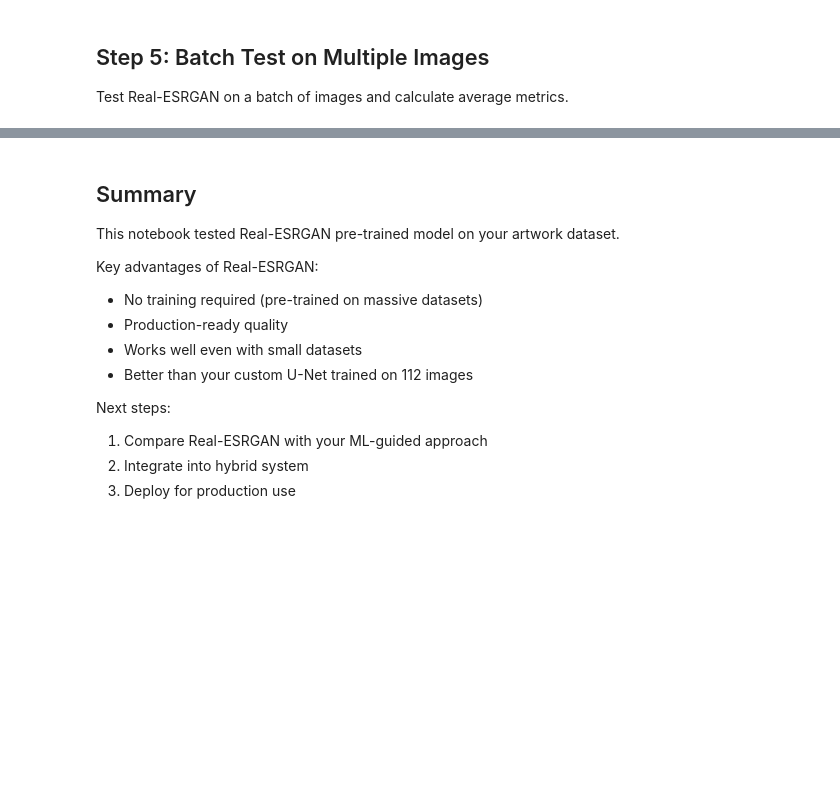
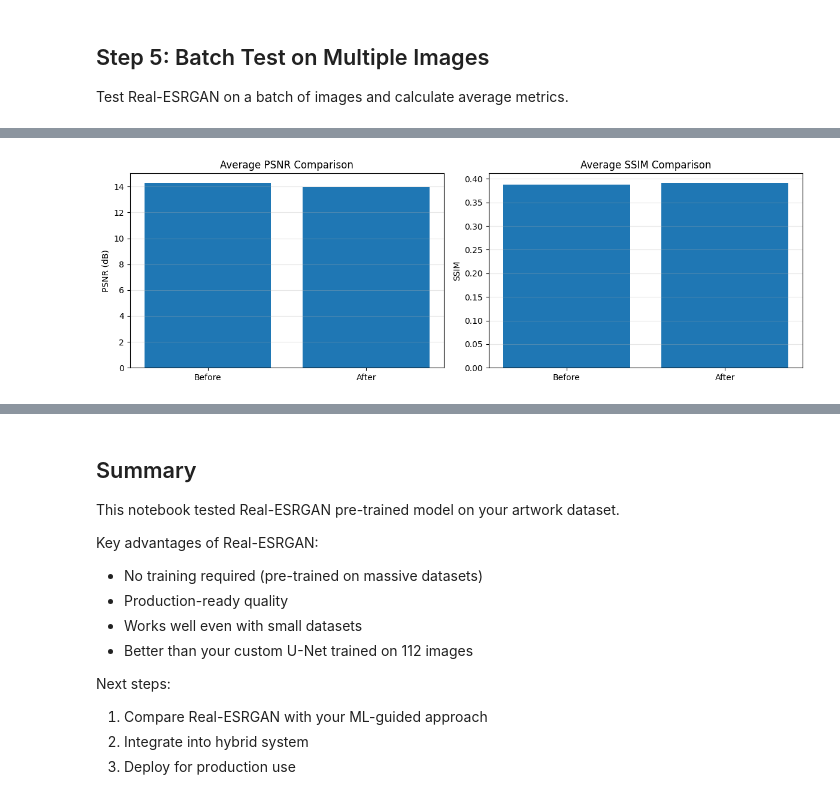
Before and after one commit to devraj-1234/ArtiFact, a Jupyter notebook: notebooks/8_test_realesrgan.ipynb, the cells around one changed output, grey strips where cells are left out. Cells and saved outputs as stored; diff of their text form; code cells hidden in the pictures; blank space fills up the shorter version.

```diff
--- a/notebooks/8_test_realesrgan.ipynb
+++ b/notebooks/8_test_realesrgan.ipynb
@@ -198,7 +253,7 @@ if REALESRGAN_AVAILABLE:
     damaged_dir = '../data/raw/AI_for_Art_Restoration_2/paired_dataset_art/damaged'
     undamaged_dir = '../data/raw/AI_for_Art_Restoration_2/paired_dataset_art/undamaged'
 
-    damaged_files = sorted(glob.glob(os.path.join(damaged_dir, '*.jpg')))[:10]  # Test 10 images
+    damaged_files = sorted(glob.glob(os.path.join(damaged_dir, '*.jpg')))[:10]
 
     results = []
 
@@ -209,20 +264,37 @@ if REALESRGAN_AVAILABLE:
         if not os.path.exists(undamaged_path):
             continue
 
+        # --- Load images ---
         damaged = cv2.imread(damaged_path)
         undamaged = cv2.imread(undamaged_path)
+
+        if damaged is None or undamaged is None:
+            print(f"Skipping {filename}, could not read image.")
+            continue
 
         damaged_rgb = cv2.cvtColor(damaged, cv2.COLOR_BGR2RGB)
         undamaged_rgb = cv2.cvtColor(undamaged, cv2.COLOR_BGR2RGB)
 
+        # --- Run Restoration ---
         restored = restorer.restore(damaged, outscale=1.0)
         restored_rgb = cv2.cvtColor(restored, cv2.COLOR_BGR2RGB)
 
-        psnr_before = psnr(undamaged_rgb, damaged_rgb)
-        ssim_before = ssim(undamaged_rgb, damaged_rgb, channel_axis=2)
+        # --- FIX: Resize all images to match Ground Truth for metrics ---
+        gt_h, gt_w, _ = undamaged_rgb.shape
+        gt_size = (gt_w, gt_h) # (width, height) for cv2.resize
 
-        psnr_after = psnr(undamaged_rgb, restored_rgb)
-        ssim_after = ssim(undamaged_rgb, restored_rgb, channel_axis=2)
+        # Resize damaged image
+        damaged_resized = cv2.resize(damaged_rgb, gt_size, interpolation=cv2.INTER_AREA)
+
+        # Resize restored image
+        restored_resized = cv2.resize(restored_rgb, gt_size, interpolation=cv2.INTER_AREA)
+
+        # --- Calculate metrics on aligned images ---
+        psnr_before = psnr(undamaged_rgb, damaged_resized)
+        ssim_before = ssim(undamaged_rgb, damaged_resized, channel_axis=2)
+
+        psnr_after = psnr(undamaged_rgb, restored_resized)
+        ssim_after = ssim(undamaged_rgb, restored_resized, channel_axis=2)
 
         results.append({
             'filename': filename,
@@ -236,41 +308,47 @@ if REALESRGAN_AVAILABLE:
 
         print(f"Processed: {filename}")
 
+    # --- The rest of your pandas/plotting code is correct ---
     import pandas as pd
     df = pd.DataFrame(results)
 
     print("\n" + "="*70)
     print("Average Results Across Test Set:")
     print("="*70)
-    print(f"\nBefore Restoration:")
-    print(f"  Average PSNR: {df['psnr_before'].mean():.2f} dB")
-    print(f"  Average SSIM: {df['ssim_before'].mean():.3f}")
 
-    print(f"\nAfter Real-ESRGAN:")
-    print(f"  Average PSNR: {df['psnr_after'].mean():.2f} dB")
-    print(f"  Average SSIM: {df['ssim_after'].mean():.3f}")
+    if df.empty:
+        print("No results to display. Check file paths and extensions.")
+    else:
+        print(f"\nBefore Restoration:")
+        print(f"  Average PSNR: {df['psnr_before'].mean():.2f} dB")
+        print(f"  Average SSIM: {df['ssim_before'].mean():.3f}")
 
-    print(f"\nAverage Improvement:")
-    print(f"  PSNR Gain: +{df['psnr_gain'].mean():.2f} dB")
-    print(f"  SSIM Gain: +{df['ssim_gain'].mean():.3f}")
+        print(f"\nAfter Real-ESRGAN:")
+        print(f"  Average PSNR: {df['psnr_after'].mean():.2f} dB")
+        print(f"  Average SSIM: {df['ssim_after'].mean():.3f}")
 
-    fig, axes = plt.subplots(1, 2, figsize=(12, 4))
+        print(f"\nAverage Improvement:")
+        print(f"  PSNR Gain: +{df['psnr_gain'].mean():.2f} dB")
+        print(f"  SSIM Gain: +{df['ssim_gain'].mean():.3f}")
 
-    axes[0].bar(['Before', 'After'], [df['psnr_before'].mean(), df['psnr_after'].mean()])
-    axes[0].set_ylabel('PSNR (dB)')
-    axes[0].set_title('Average PSNR Comparison')
-    axes[0].grid(axis='y', alpha=0.3)
+        fig, axes = plt.subplots(1, 2, figsize=(12, 4))
 
-    axes[1].bar(['Before', 'After'], [df['ssim_before'].mean(), df['ssim_after'].mean()])
-    axes[1].set_ylabel('SSIM')
-    axes[1].set_title('Average SSIM Comparison')
-    axes[1].grid(axis='y', alpha=0.3)
+        axes[0].bar(['Before', 'After'], [df['psnr_before'].mean(), df['psnr_after'].mean()])
+        axes[0].set_ylabel('PSNR (dB)')
+        axes[0].set_title('Average PSNR Comparison')
+        axes[0].grid(axis='y', alpha=0.3)
 
-    plt.tight_layout()
-    plt.show()
+        axes[1].bar(['Before', 'After'], [df['ssim_before'].mean(), df['ssim_after'].mean()])
+        axes[1].set_ylabel('SSIM')
+        axes[1].set_title('Average SSIM Comparison')
+        axes[1].grid(axis='y', alpha=0.3)
 
-    os.makedirs('../outputs/models', exist_ok=True)
-    df.to_csv('../outputs/models/realesrgan_test_results.csv', index=False)
-    print(f"\nResults saved to: ../outputs/models/realesrgan_test_results.csv")
+        plt.tight_layout()
+        plt.show()
+
+        os.makedirs('../outputs/models', exist_ok=True)
+        df.to_csv('../outputs/models/realesrgan_test_results.csv', index=False)
+        print(f"\nResults saved to: ../outputs/models/realesrgan_test_results.csv")
 else:
     print("Skipping batch test - Real-ESRGAN not available")
+# %% [output]
@@ -276,0 +372 @@ else:
+[figure, added]
```
Also changed, not shown: parts of 6 cells of this notebook, 10 other files.
